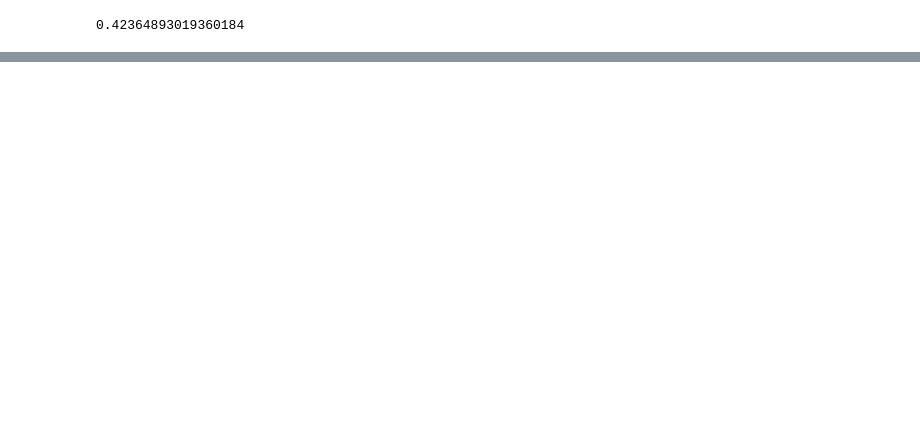
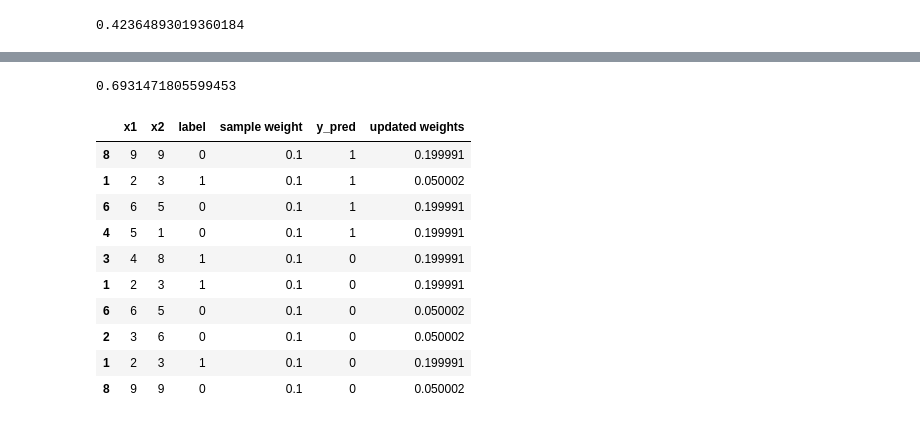
Before and after one commit to Basit715/Boosting, a Jupyter notebook: ada_boosting.ipynb, the cells around one changed output, grey strips where cells are left out. Cells and saved outputs as stored; diff of their text form; code cells hidden in the pictures; blank space fills up the shorter version.

Commit message:
added final prediction

```diff
--- a/ada_boosting.ipynb
+++ b/ada_boosting.ipynb
@@ -195,0 +201,2 @@ df1
+# %%
+dt2.fit(x1,y1)
@@ -195,0 +212,2 @@ df1
+# %%
+df1['y_pred'] = dt2.predict(x)
@@ -195,0 +228,5 @@ df1
+# %%
+alpha2 = calculate_model_weight(0.2)
+alpha2
+# %% [output]
+0.6931471805599453
@@ -195,0 +241,14 @@ df1
+# %%
+df1
+# %% [output]
+|  | x1 | x2 | label | sample weight | y_pred | updated weights |
+| 8 | 9 | 9 | 0 | 0.1 | 1 | 0.199991 |
+| 1 | 2 | 3 | 1 | 0.1 | 1 | 0.050002 |
+| 6 | 6 | 5 | 0 | 0.1 | 1 | 0.199991 |
+| 4 | 5 | 1 | 0 | 0.1 | 1 | 0.199991 |
+| 3 | 4 | 8 | 1 | 0.1 | 0 | 0.199991 |
+| 1 | 2 | 3 | 1 | 0.1 | 0 | 0.199991 |
+| 6 | 6 | 5 | 0 | 0.1 | 0 | 0.050002 |
+| 2 | 3 | 6 | 0 | 0.1 | 0 | 0.050002 |
+| 1 | 2 | 3 | 1 | 0.1 | 0 | 0.199991 |
+| 8 | 9 | 9 | 0 | 0.1 | 0 | 0.050002 |
```
Also changed, not shown: parts of 31 cells of this notebook.
